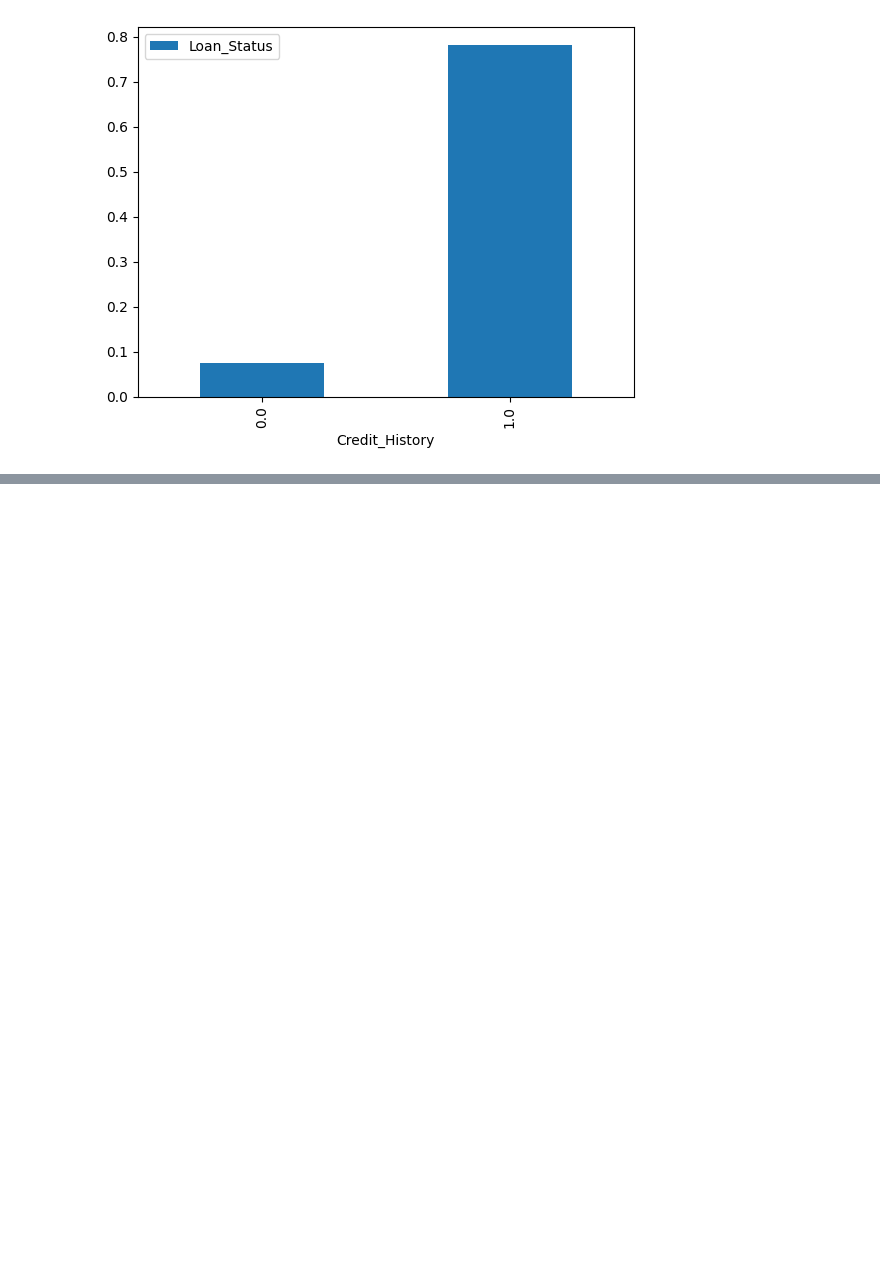
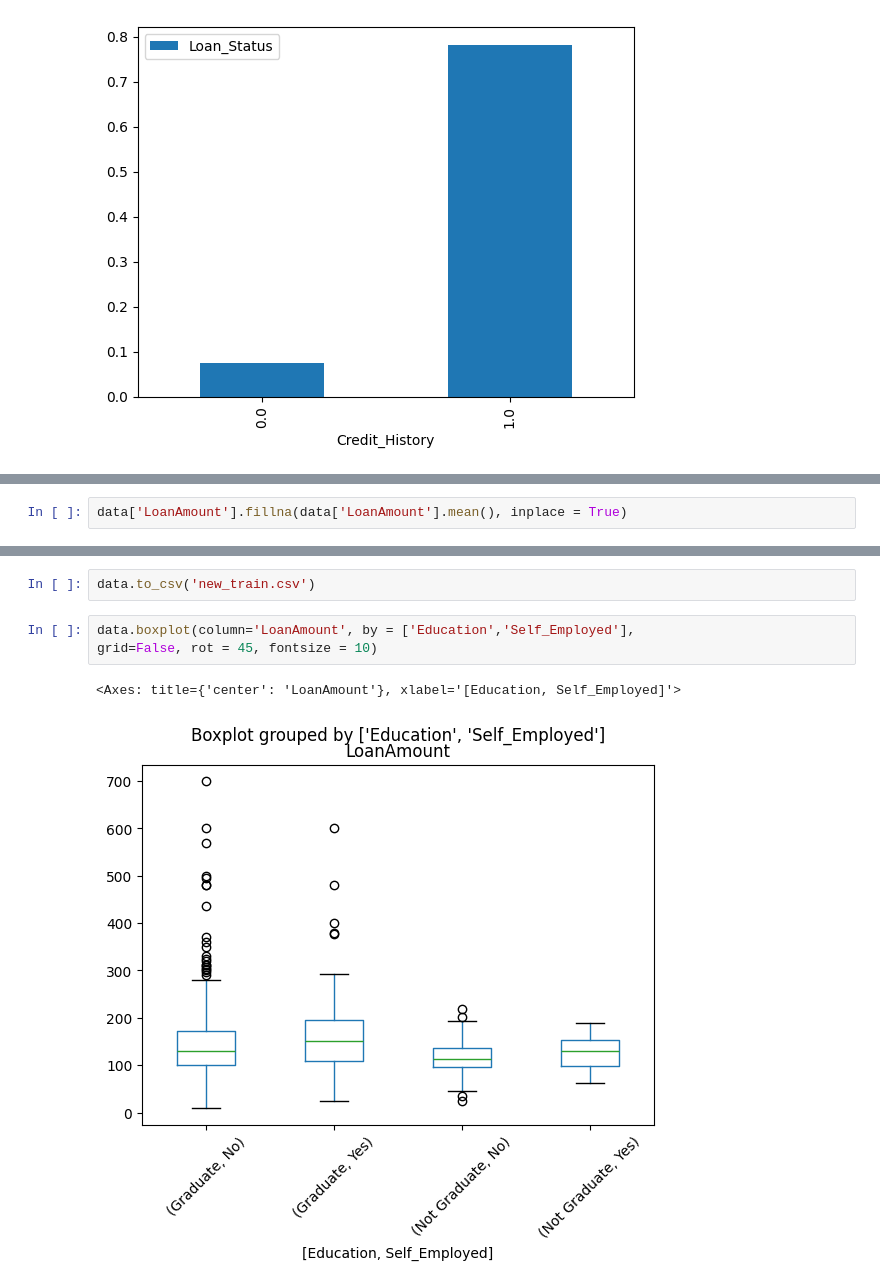
Before and after one commit to mfs135/decision-tree-classifier, a Jupyter notebook: decisiontree.ipynb, the cells around one changed output, grey strips where cells are left out. Cells and saved outputs as stored; diff of their text form; blank space fills up the shorter version.

```diff
--- a/decisiontree.ipynb
+++ b/decisiontree.ipynb
@@ -167,0 +192,2 @@ plt.show()
+# %%
+data['LoanAmount'].fillna(data['LoanAmount'].mean(), inplace = True)
@@ -167,0 +218,8 @@ plt.show()
+# %%
+data.to_csv('new_train.csv')
+# %%
+data.boxplot(column='LoanAmount', by = ['Education','Self_Employed'],
+grid=False, rot = 45, fontsize = 10)
+# %% [output]
+<Axes: title={'center': 'LoanAmount'}, xlabel='[Education, Self_Employed]'>
+[figure, added]
```
Also changed, not shown: parts of 39 cells of this notebook, 1 other file.
